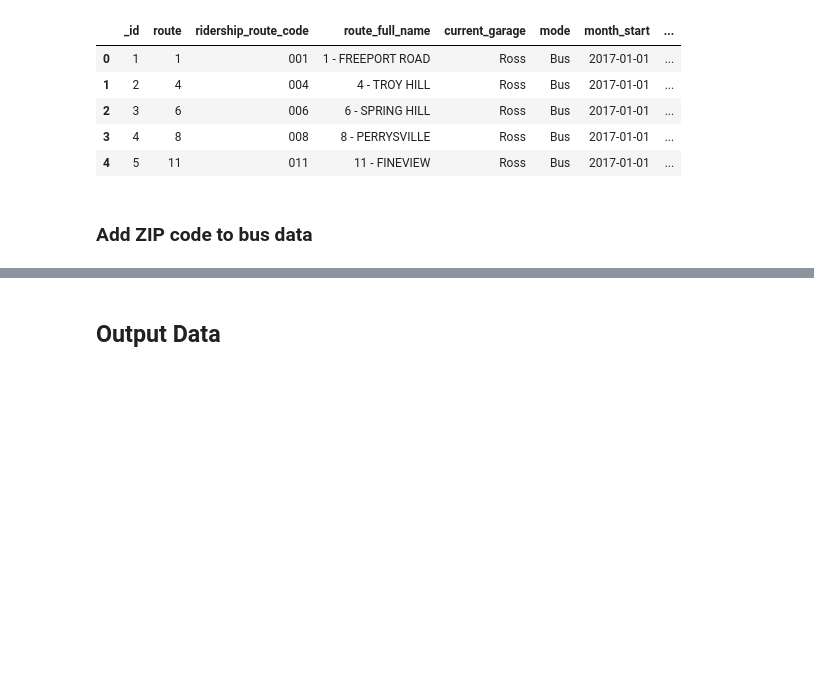
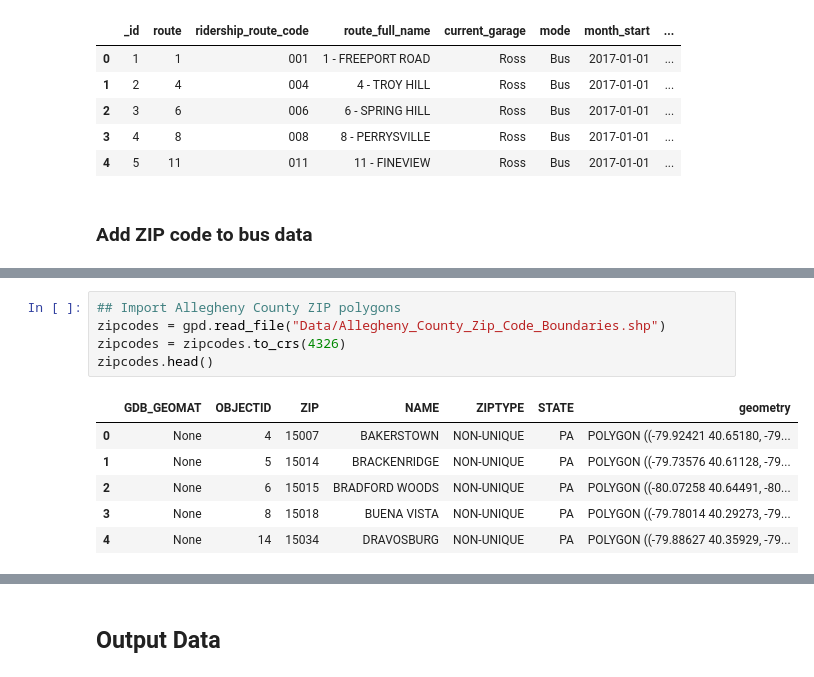
Before and after one commit to KateMunkacsy/90803ML-FinalProject, a Jupyter notebook: initial_data_import.ipynb, the cells around one changed output, grey strips where cells are left out. Drawn from its saved outputs; the diff is of its cells as text; blank space fills up the shorter version.

```diff
--- a/initial_data_import.ipynb
+++ b/initial_data_import.ipynb
@@ -190,0 +225,12 @@ ridership_df.head()
+# %%
+## Import Allegheny County ZIP polygons
+zipcodes = gpd.read_file("Data/Allegheny_County_Zip_Code_Boundaries.shp")
+zipcodes = zipcodes.to_crs(4326)
+zipcodes.head()
+# %% [output]
+|  | GDB_GEOMAT | OBJECTID | ZIP | NAME | ZIPTYPE | STATE | geometry |
+| 0 | None | 4 | 15007 | BAKERSTOWN | NON-UNIQUE | PA | POLYGON ((-79.92421 40.65180, -79... |
+| 1 | None | 5 | 15014 | BRACKENRIDGE | NON-UNIQUE | PA | POLYGON ((-79.73576 40.61128, -79... |
+| 2 | None | 6 | 15015 | BRADFORD WOODS | NON-UNIQUE | PA | POLYGON ((-80.07258 40.64491, -80... |
+| 3 | None | 8 | 15018 | BUENA VISTA | NON-UNIQUE | PA | POLYGON ((-79.78014 40.29273, -79... |
+| 4 | None | 14 | 15034 | DRAVOSBURG | NON-UNIQUE | PA | POLYGON ((-79.88627 40.35929, -79... |
```
Also changed, not shown: parts of 6 cells of this notebook, 6 other files.
